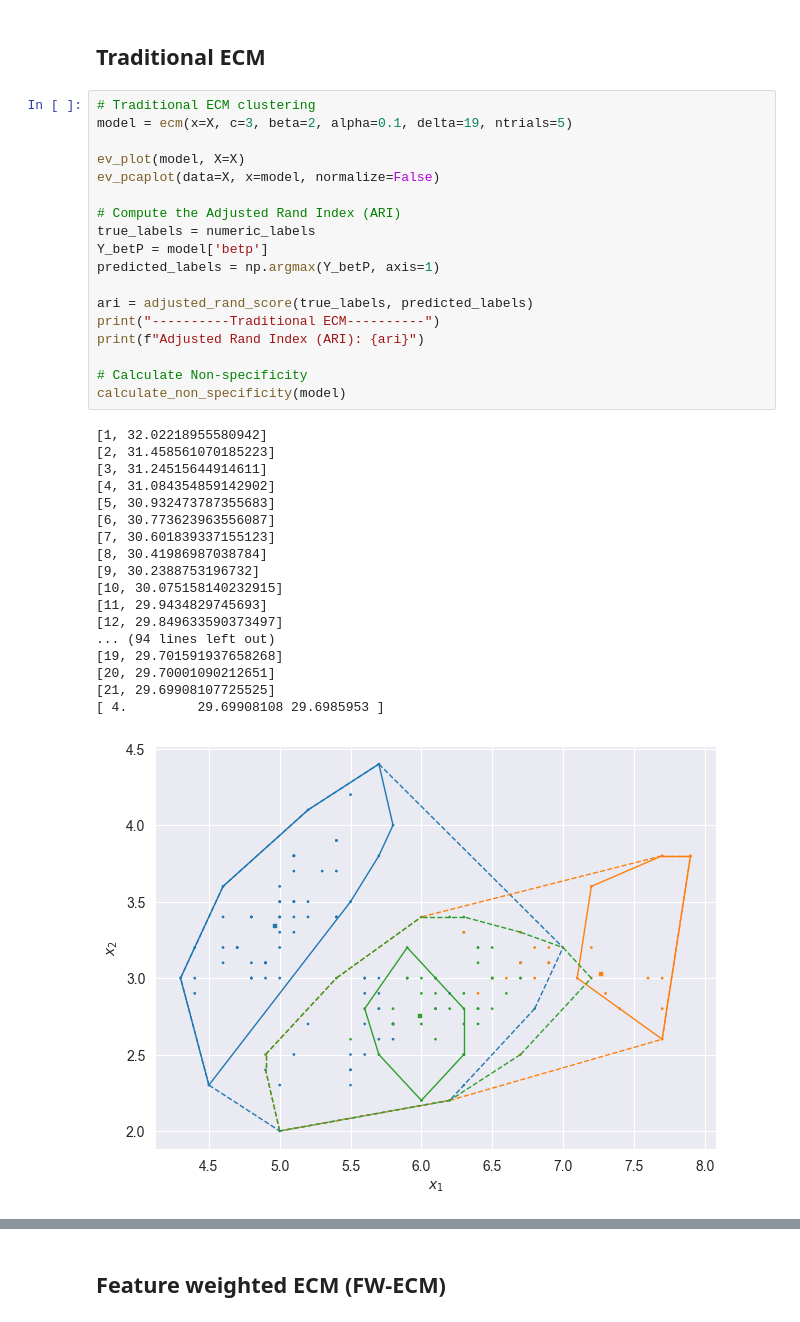
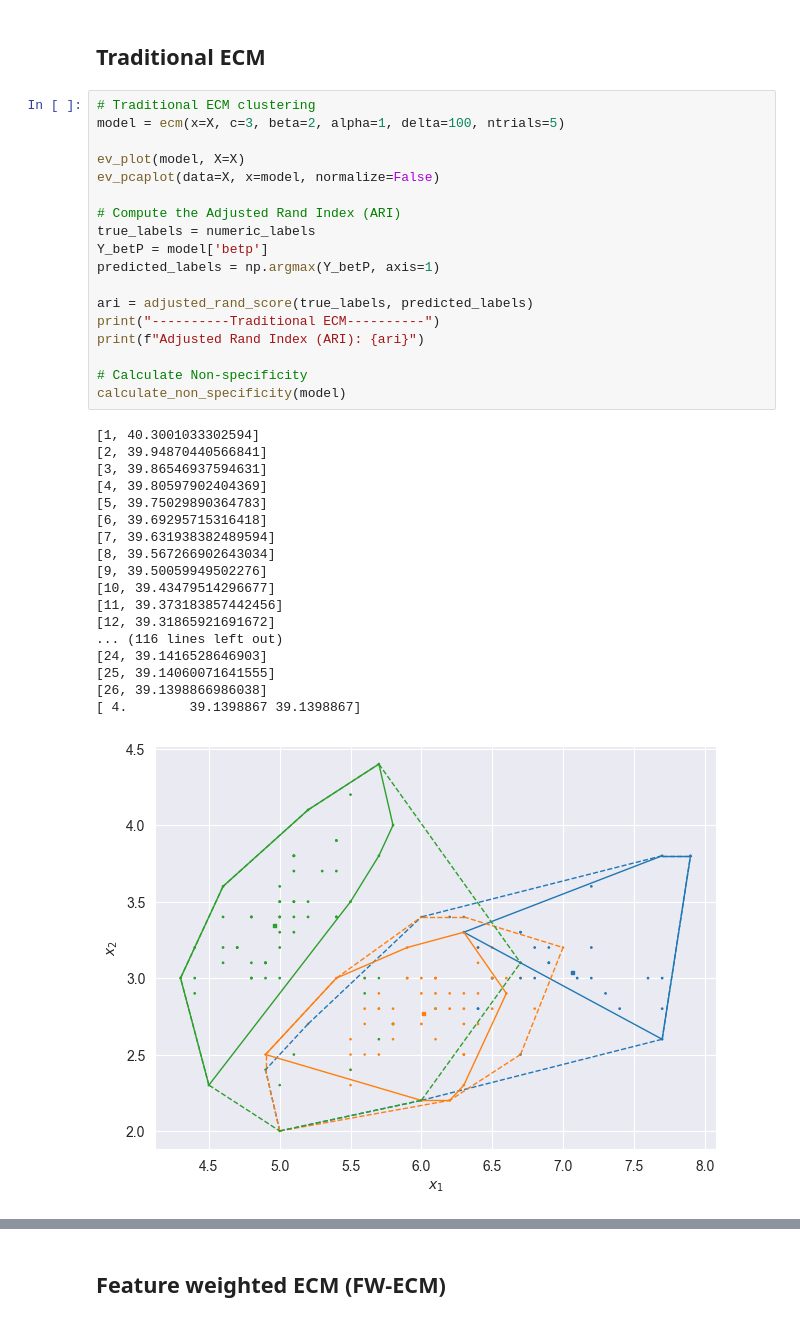
Before and after one commit to tridogithub/evclust, a Jupyter notebook: docs/fwecm_iris.ipynb, the cells around one changed output, grey strips where cells are left out. Cells and saved outputs as stored; diff of their text form.

```diff
--- a/docs/fwecm_iris.ipynb
+++ b/docs/fwecm_iris.ipynb
@@ -91,38 +93,38 @@ def calculate_non_specificity(cluster_model):
 ## Traditional ECM
 # %%
 # Traditional ECM clustering
-model = ecm(x=X, c=3, beta=2, alpha=0.1, delta=19, ntrials=5)
+model = ecm(x=X, c=3, beta=2, alpha=1, delta=100, ntrials=5)
 
 ev_plot(model, X=X)
 ev_pcaplot(data=X, x=model, normalize=False)
 
 # Compute the Adjusted Rand Index (ARI)
 true_labels = numeric_labels
 Y_betP = model['betp']
 predicted_labels = np.argmax(Y_betP, axis=1)
 
 ari = adjusted_rand_score(true_labels, predicted_labels)
 print("----------Traditional ECM----------")
 print(f"Adjusted Rand Index (ARI): {ari}")
 
 # Calculate Non-specificity
 calculate_non_specificity(model)
 # %% [output]
-[1, 32.02218955580942]
-[2, 31.458561070185223]
-[3, 31.24515644914611]
-[4, 31.084354859142902]
-[5, 30.932473787355683]
-[6, 30.773623963556087]
-[7, 30.601839337155123]
-[8, 30.41986987038784]
-[9, 30.2388753196732]
-[10, 30.075158140232915]
-[11, 29.9434829745693]
-[12, 29.849633590373497]
-... (94 lines left out)
-[19, 29.701591937658268]
-[20, 29.70001090212651]
-[21, 29.69908107725525]
-[ 4.         29.69908108 29.6985953 ]
+[1, 40.3001033302594]
+[2, 39.94870440566841]
+[3, 39.86546937594631]
+[4, 39.80597902404369]
+[5, 39.75029890364783]
+[6, 39.69295715316418]
+[7, 39.631938382489594]
+[8, 39.567266902643034]
+[9, 39.50059949502276]
+[10, 39.43479514296677]
+[11, 39.373183857442456]
+[12, 39.31865921691672]
+... (116 lines left out)
+[24, 39.1416528646903]
+[25, 39.14060071641555]
+[26, 39.1398866986038]
+[ 4.        39.1398867 39.1398867]
-[figure, old version]
+[figure, new version]
```
Also changed, not shown: parts of 3 cells of this notebook, 1 other file.
